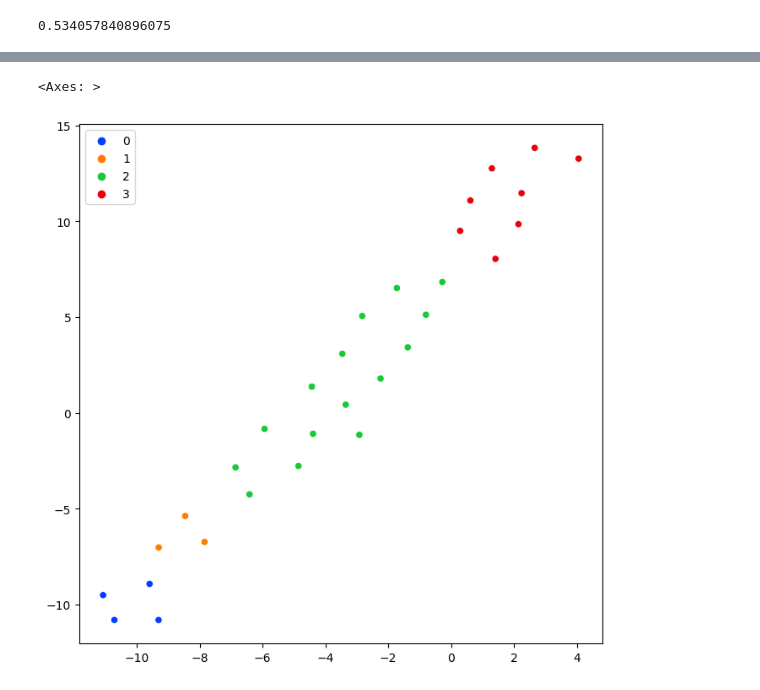
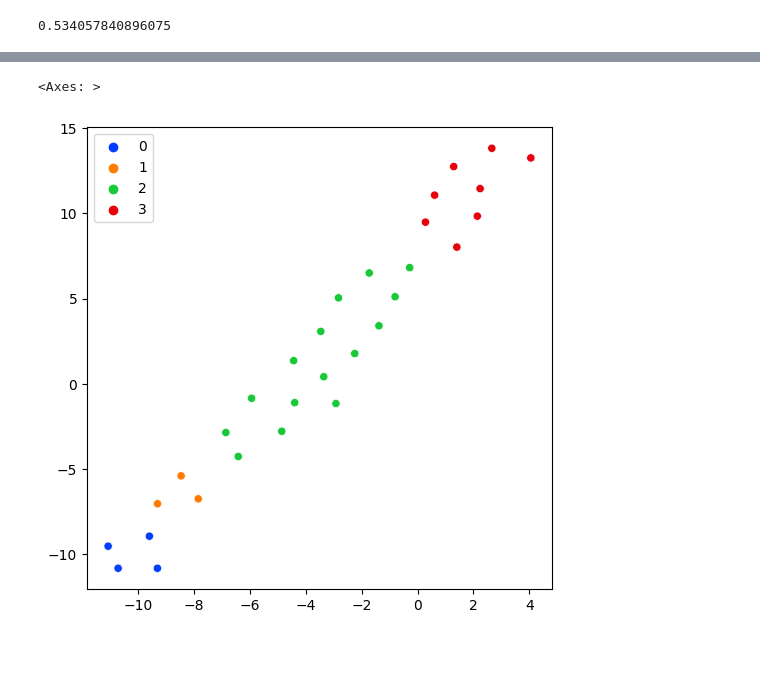
Before and after one commit to JV-Machado/NBA_team_clustering, a Jupyter notebook: NBA_Clustering.ipynb, the cells around one changed output, grey strips where cells are left out. Saved outputs shown, nothing was run; the diff lists cells and outputs as text; code cells hidden in the pictures; blank space fills up the shorter version.

```diff
--- a/NBA_Clustering.ipynb
+++ b/NBA_Clustering.ipynb
@@ -175,9 +175,9 @@ df
 | Washington Wizards | 0.62 | 0.370370 | 0.509804 | 0.468085 | -1.2 | 2 |
 # %%
 tsne = TSNE(perplexity=10)
-plt.figure(figsize=(8,8))
-teste = tsne.fit_transform(df.drop(columns='cluster'))
-sns.scatterplot(x=teste[:, 0], y=teste[:, 1], hue=labels, palette='bright')
+plt.figure(figsize=(6,6))
+data = tsne.fit_transform(df.drop(columns='cluster'))
+sns.scatterplot(x=data[:, 0], y=data[:, 1], hue=labels, palette='bright')
 # %% [output]
 <Axes: >
-[figure, old version]
+[figure, new version]
```
